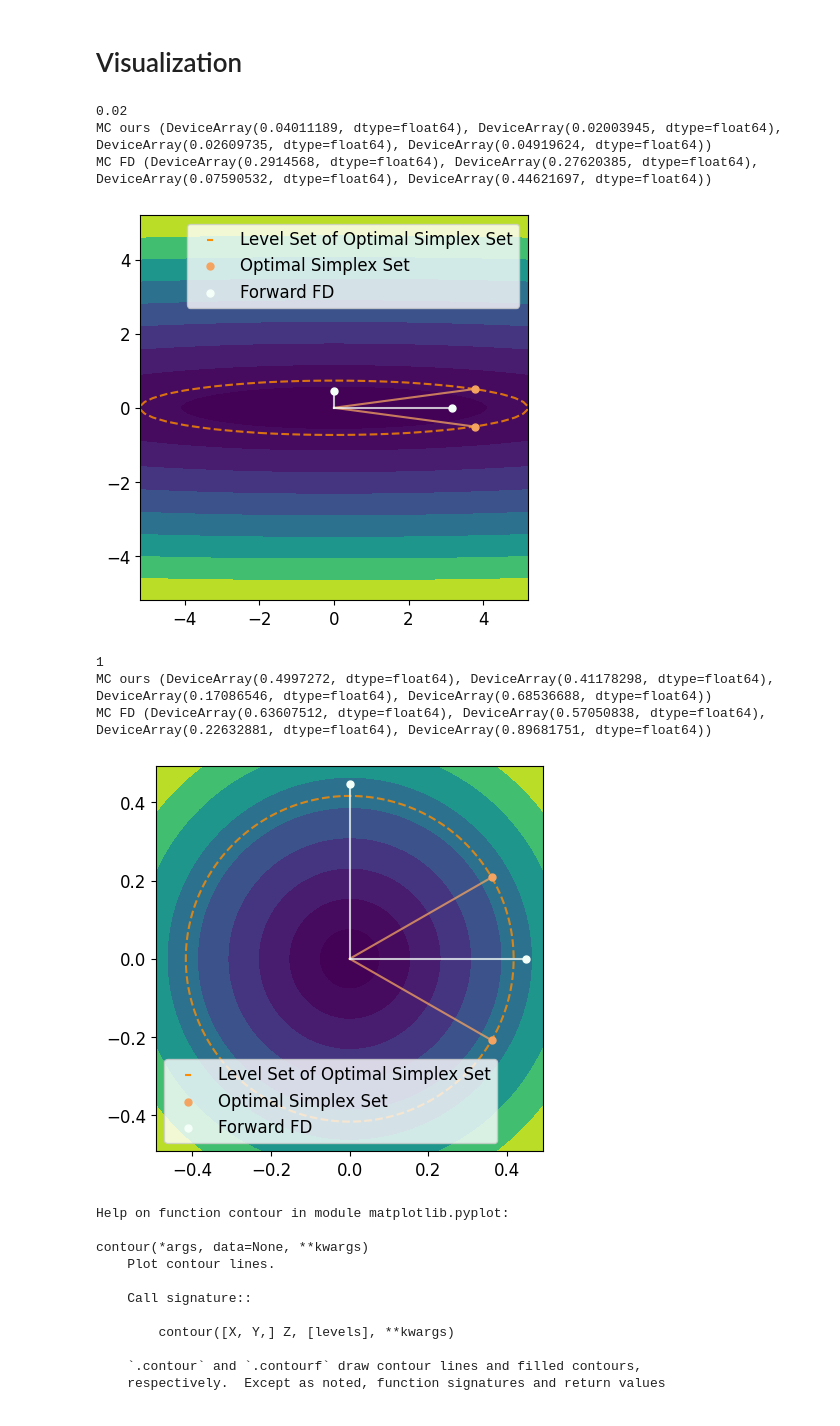
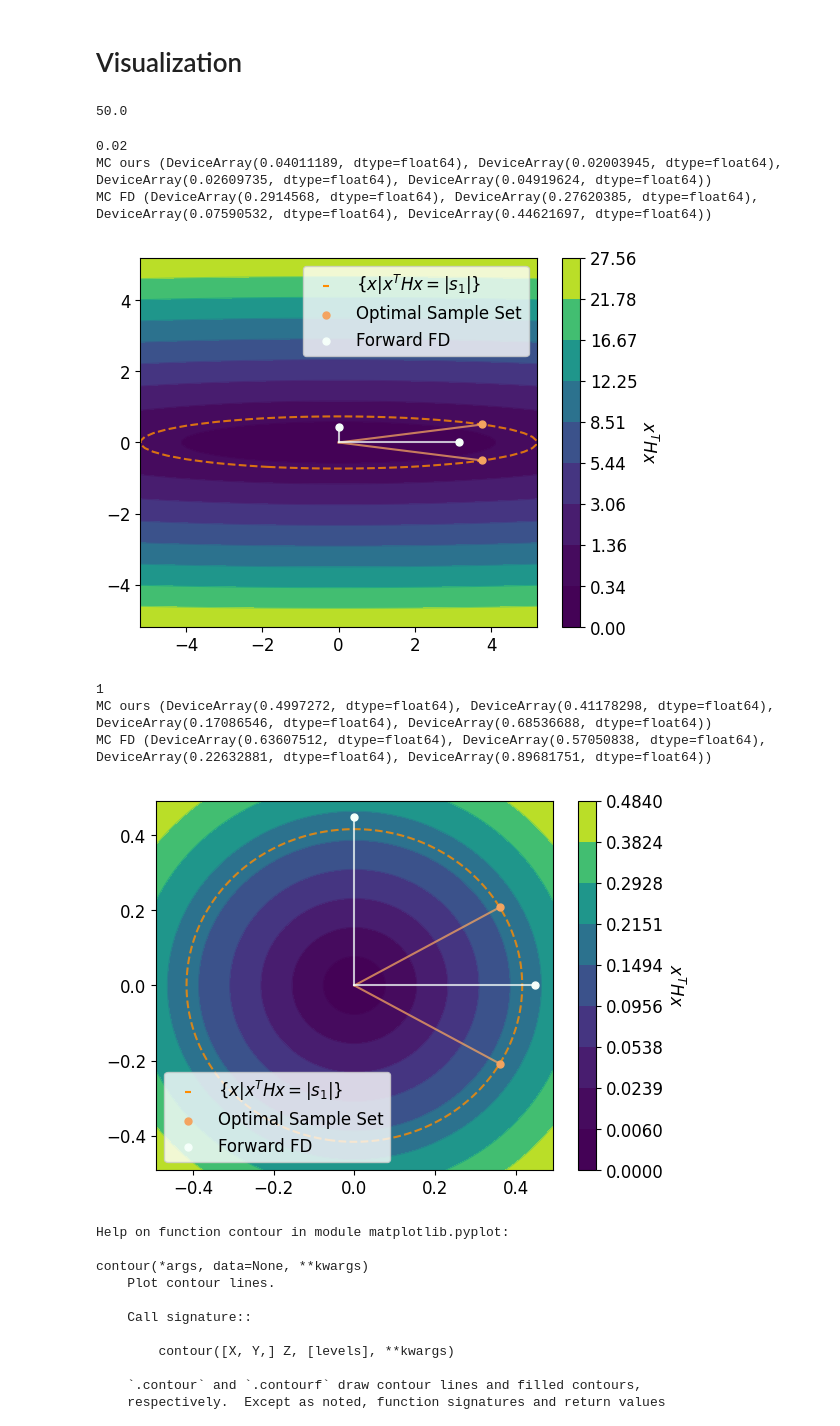
Before and after one commit to daniellengyel/curr_adventure, a Jupyter notebook: exact_sampling/notesbooks/Quadratic 2D Demonstration.ipynb, the cells around one changed output. Saved outputs shown, nothing was run; the diff lists cells and outputs as text; code cells hidden in the pictures.

```diff
--- a/exact_sampling/notesbooks/Quadratic 2D Demonstration.ipynb
+++ b/exact_sampling/notesbooks/Quadratic 2D Demonstration.ipynb
@@ -41,27 +41,16 @@ def create_ellipse(D, N, sample_point):
     ellipse = jnp.linalg.inv(jnp.sqrt(D)) @ X
     return scale, ellipse
 # %%
-def get_mc_loss(F, x_0, num_runs):
+def get_mc_loss(F, x_0, num_runs, H=None):
     g_F = F.f1(x_0)
+    if H is None:
+        H = F.f2(x_0)
     def helper(grad_getter, jrandom_key):
         errs = []
         for _ in range(num_runs):
             jrandom_key, subkey = jrandom.split(jrandom_key)
-            sgd = grad_getter.grad(F, x_0, subkey, H=F.f2(x_0))[0]
+            sgd = grad_getter.grad(F, x_0, subkey, H=H)[0]
             errs.append(float(jnp.linalg.norm(sgd - g_F)**2))
         errs = jnp.array(errs)
         return jnp.mean(errs), jnp.std(errs), jnp.percentile(errs, 25), jnp.percentile(errs, 75)
     return helper
-# %%
-D = jnp.array([[1e-3, 0], [0, 1]])
-
-jrandom_key, subkey = jrandom.split(jrandom_key)
-
-F = Quadratic(1/2 * D, jnp.zeros(2), 0, sig=sig)
-
-l = get_mc_loss(F, x_0, 50)
-
-S_ours = Ours(sig, max_h=float("inf"))
-S_FD = FD(sig, is_central=False, h=float("inf"), use_H=True)
-
-l(S_ours, jrandom_key)
@@ -87,7 +69,7 @@ a_range = jnp.logspace(-4, 4, 25)
 num_MC = 50
 
 for a in tqdm(a_range):
-    D = jnp.array([[a*1, 0], [0, 1]])
+    D = jnp.array([[a, 0], [0, 1]])
 
     jrandom_key, subkey = jrandom.split(jrandom_key)
 
@@ -120,5 +123,9 @@ plt.show()
 # %% [markdown]
 # Visualization
+# %%
+1 / 0.02
+# %% [output]
+50.0
 # %%
 sig = 0.1
 jrandom_key = jrandom.PRNGKey(0)
@@ -166,46 +173,50 @@ for a in [0.02, 1]: #jnp.logspace(-3, 1, 10):
 
 #     plt.contour(X, Y, Z, levels)
 
-    plt.scatter(S_ours[0], S_ours[1], marker="_", color="darkorange", zorder=3, s=25, label="Level Set of Optimal Simplex Set")
-    cp = plt.contourf(X, Y, Z, levels)
-#     plt.colorbar(cp)
+    plt.scatter(S_ours[0], S_ours[1], marker="_", color="darkorange", zorder=3, s=25, label=r'$\{x \vert x^T H x = \vert s_1 \vert\}$')#"{x | x^T H x = |s_1|}")
+    cp = plt.contourf(X, Y, Z, levels, antialiased=False)
+    cp2 = plt.contour(X, Y, Z, levels, linewidths=0.75)
+
+    clb = plt.colorbar(cp)
+    clb.ax.set_ylabel('$x^T H x$', rotation="270", labelpad=15)
+
+#     clb.ax.set_yticklabels(['{:.0f}'.format(x) for x in clb.ax.yaxis.get_ticklabels()])
 
 
 
 
-    plt.scatter(S_ours[0], S_ours[1], color="sandybrown", zorder=3, s=25, label="Optimal Simplex Set")
+    plt.scatter(S_ours[0], S_ours[1], color="sandybrown", zorder=3, s=25, label="Optimal Sample Set")
     plt.scatter(S_FD[0], S_FD[1], color="mintcream", zorder=3, s=25, label="Forward FD")
 
     plt.plot([0, S_ours[0, 0]], [0, S_ours[1, 0]], color="sandybrown", alpha=0.75, zorder=2)
     plt.plot([0, S_ours[0, 1]], [0, S_ours[1, 1]], color="sandybrown", alpha=0.75, zorder=2)
 
 
     plt.plot([0, S_FD[0, 0]], [0, S_FD[1, 0]], color="mintcream", alpha=0.75, zorder=2)
     plt.plot([0, S_FD[0, 1]], [0, S_FD[1, 1]], color="mintcream", alpha=0.75, zorder=2)
 
     plt.contour(X, Y, Z, levels=[scale], linestyles="dashed", alpha=0.8, colors=["darkorange"], zorder=1)
 
 
 
 
-
     plt.xlim(-lim, lim)
     plt.ylim(-lim, lim)
 
     plt.legend()
 
 
-    plt.savefig("Figures/a_{}_sig_{}_2d_demo.jpeg".format(a, sig), dpi=500)
+    plt.savefig("Figures/a_{}_sig_{}_2d.pdf".format(a, sig))
     plt.show()
 # %% [output]
 0.02
 MC ours (DeviceArray(0.04011189, dtype=float64), DeviceArray(0.02003945, dtype=float64), DeviceArray(0.02609735, dtype=float64), DeviceArray(0.04919624, dtype=float64))
 MC FD (DeviceArray(0.2914568, dtype=float64), DeviceArray(0.27620385, dtype=float64), DeviceArray(0.07590532, dtype=float64), DeviceArray(0.44621697, dtype=float64))
-[figure, old version]
+[figure, new version]
 1
 MC ours (DeviceArray(0.4997272, dtype=float64), DeviceArray(0.41178298, dtype=float64), DeviceArray(0.17086546, dtype=float64), DeviceArray(0.68536688, dtype=float64))
 MC FD (DeviceArray(0.63607512, dtype=float64), DeviceArray(0.57050838, dtype=float64), DeviceArray(0.22632881, dtype=float64), DeviceArray(0.89681751, dtype=float64))
-[figure, old version]
+[figure, new version]
 # %%
 help(plt.contour)
 # %% [output]
```
Also changed, not shown: parts of 10 cells of this notebook, 19 other files.
